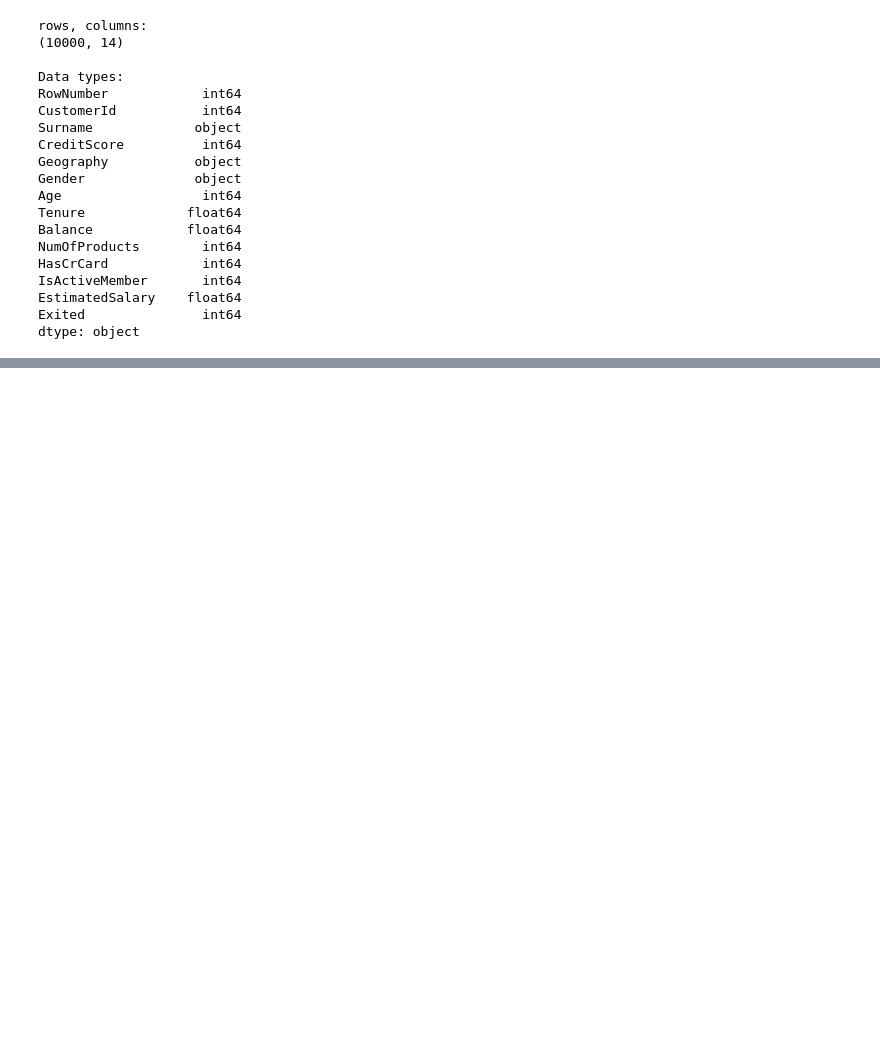
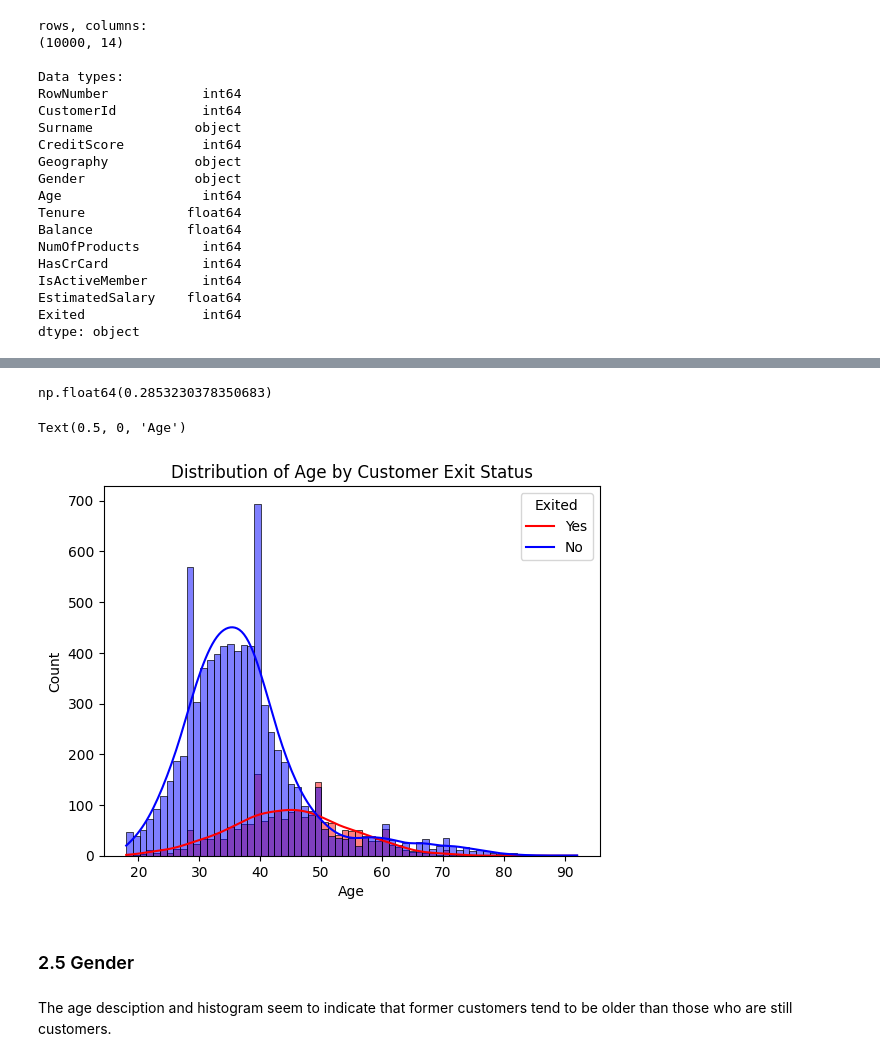
Before and after one commit to Vyncent-vdW/sprint_eight_supervised_learning, a Jupyter notebook: sprint_eight_supervised_learning_nb.ipynb, the cells around one changed output, grey strips where cells are left out. Drawn from its saved outputs; the diff is of its cells as text; code cells hidden in the pictures; blank space fills up the shorter version.

```diff
--- a/sprint_eight_supervised_learning_nb.ipynb
+++ b/sprint_eight_supervised_learning_nb.ipynb
@@ -50,0 +302,23 @@ dtype: object
+# %%
+df.exited.corr(df.age)
+# %% [output]
+np.float64(0.2853230378350683)
+# %%
+ax = sns.histplot(data= df,
+                  x= 'age',
+                  palette= {0: 'blue', 1: 'red'},
+                  hue= 'exited',
+                  hue_order= [0, 1],
+                  kde= True)
+legend = ax.legend(labels= ['Yes', 'No'])
+legend.set_title('Exited')
+
+plt.title('Distribution of Age by Customer Exit Status')
+plt.xlabel('Age')
+# %% [output]
+Text(0.5, 0, 'Age')
+[figure, added]
+# %% [markdown]
+### 2.5 Gender
+# %% [markdown]
+The age desciption and histogram seem to indicate that former customers tend to be older than those who are still customers.
```
Also changed, not shown: parts of 45 cells of this notebook.
